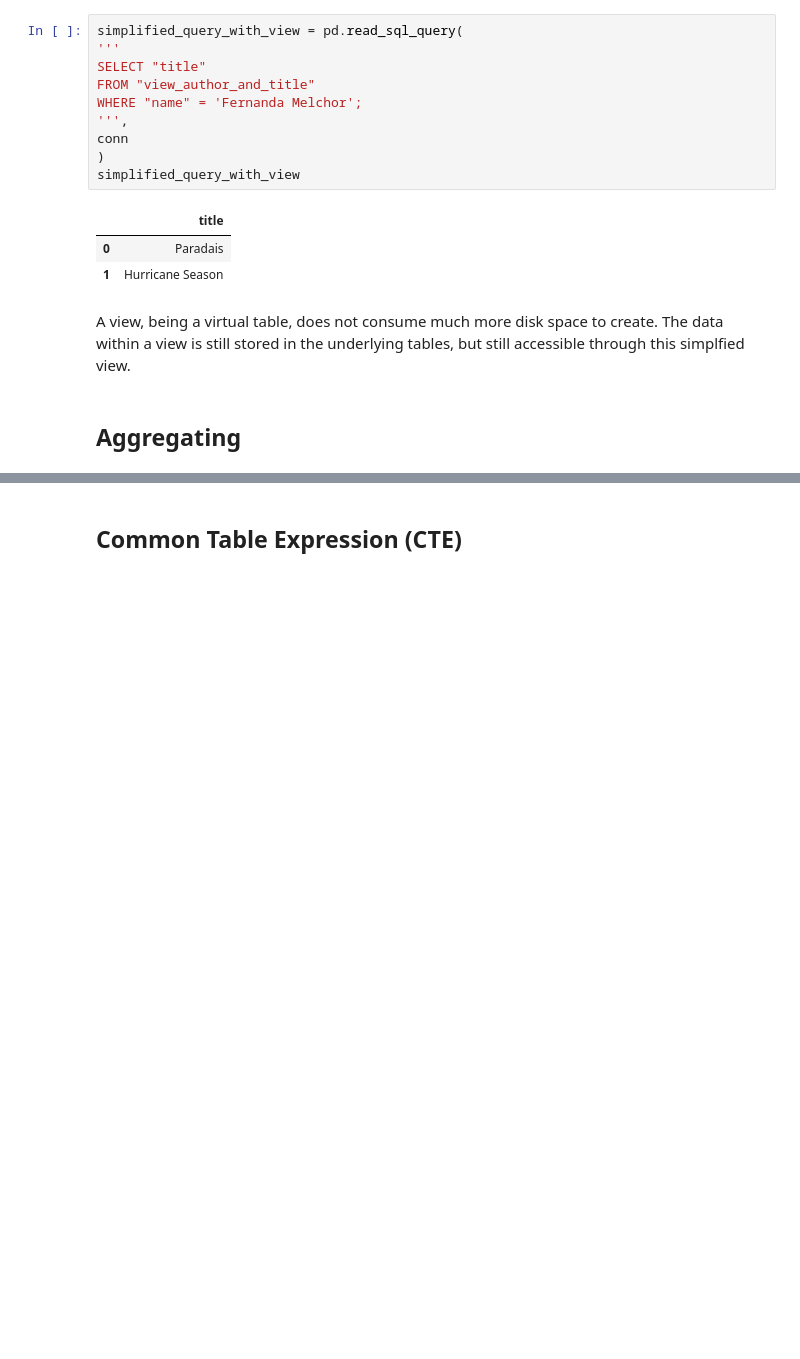
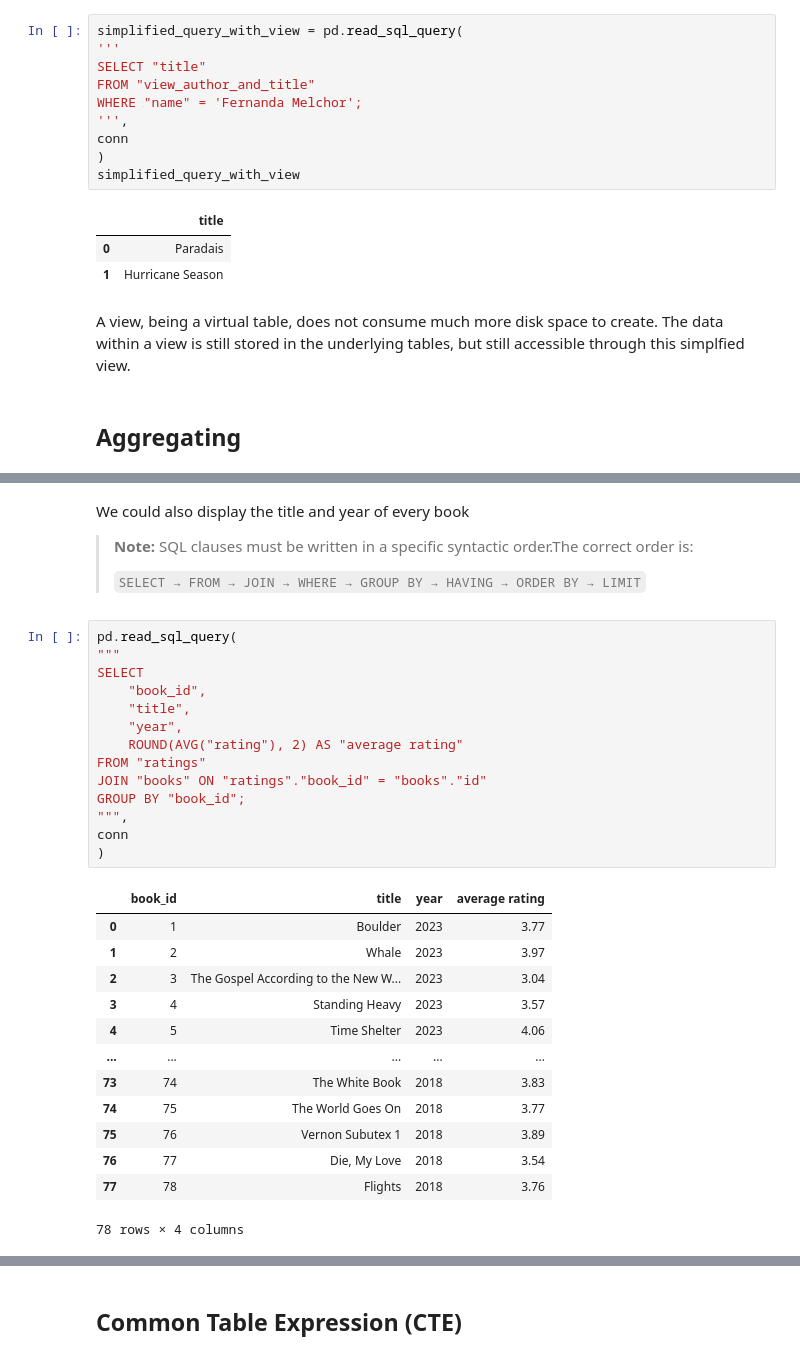
Before and after one commit to engineer-nicolas/cs50sql, a Jupyter notebook: lecture_4_Viewing/lecture_4.ipynb, the cells around one changed output, grey strips where cells are left out. Saved outputs shown, nothing was run; the diff lists cells and outputs as text; blank space fills up the shorter version.

```diff
--- a/lecture_4_Viewing/lecture_4.ipynb
+++ b/lecture_4_Viewing/lecture_4.ipynb
@@ -173,0 +199,33 @@ A view, being a virtual table, does not consume much more disk space to create.
+# %% [markdown]
+We could also display the title and year of every book
+> **Note:** SQL clauses must be written in a specific syntactic order.The correct order is:
+>
+> `SELECT → FROM → JOIN → WHERE → GROUP BY → HAVING → ORDER BY → LIMIT`
+# %%
+pd.read_sql_query(
+"""
+SELECT
+    "book_id",
+    "title",
+    "year",
+    ROUND(AVG("rating"), 2) AS "average rating"
+FROM "ratings"
+JOIN "books" ON "ratings"."book_id" = "books"."id"
+GROUP BY "book_id";
+""",
+conn
+)
+# %% [output]
+|  | book_id | title | year | average rating |
+| 0 | 1 | Boulder | 2023 | 3.77 |
+| 1 | 2 | Whale | 2023 | 3.97 |
+| 2 | 3 | The Gospel According to the New W... | 2023 | 3.04 |
+| 3 | 4 | Standing Heavy | 2023 | 3.57 |
+| 4 | 5 | Time Shelter | 2023 | 4.06 |
+| ... | ... | ... | ... | ... |
+| 73 | 74 | The White Book | 2018 | 3.83 |
+| 74 | 75 | The World Goes On | 2018 | 3.77 |
+| 75 | 76 | Vernon Subutex 1 | 2018 | 3.89 |
+| 76 | 77 | Die, My Love | 2018 | 3.54 |
+| 77 | 78 | Flights | 2018 | 3.76 |
+78 rows × 4 columns
```
Also changed, not shown: parts of 15 cells of this notebook.
